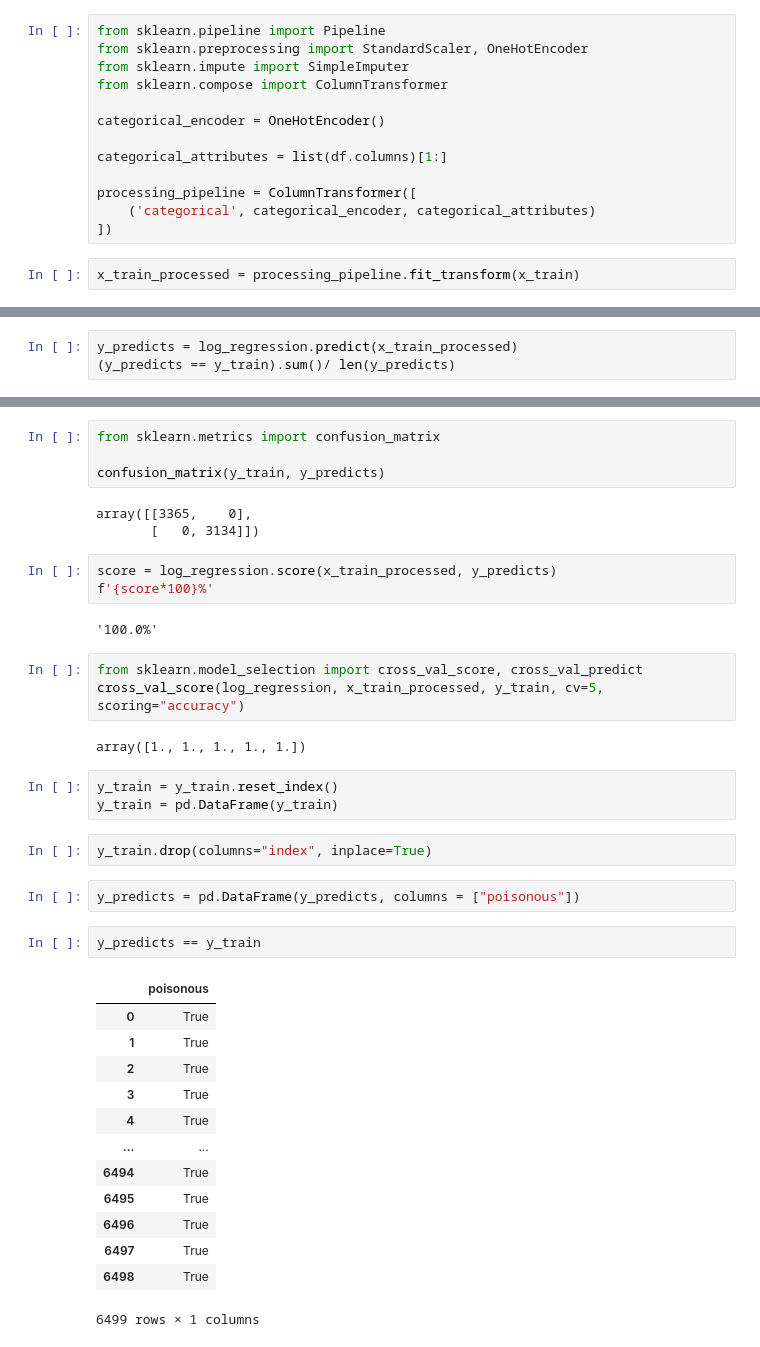
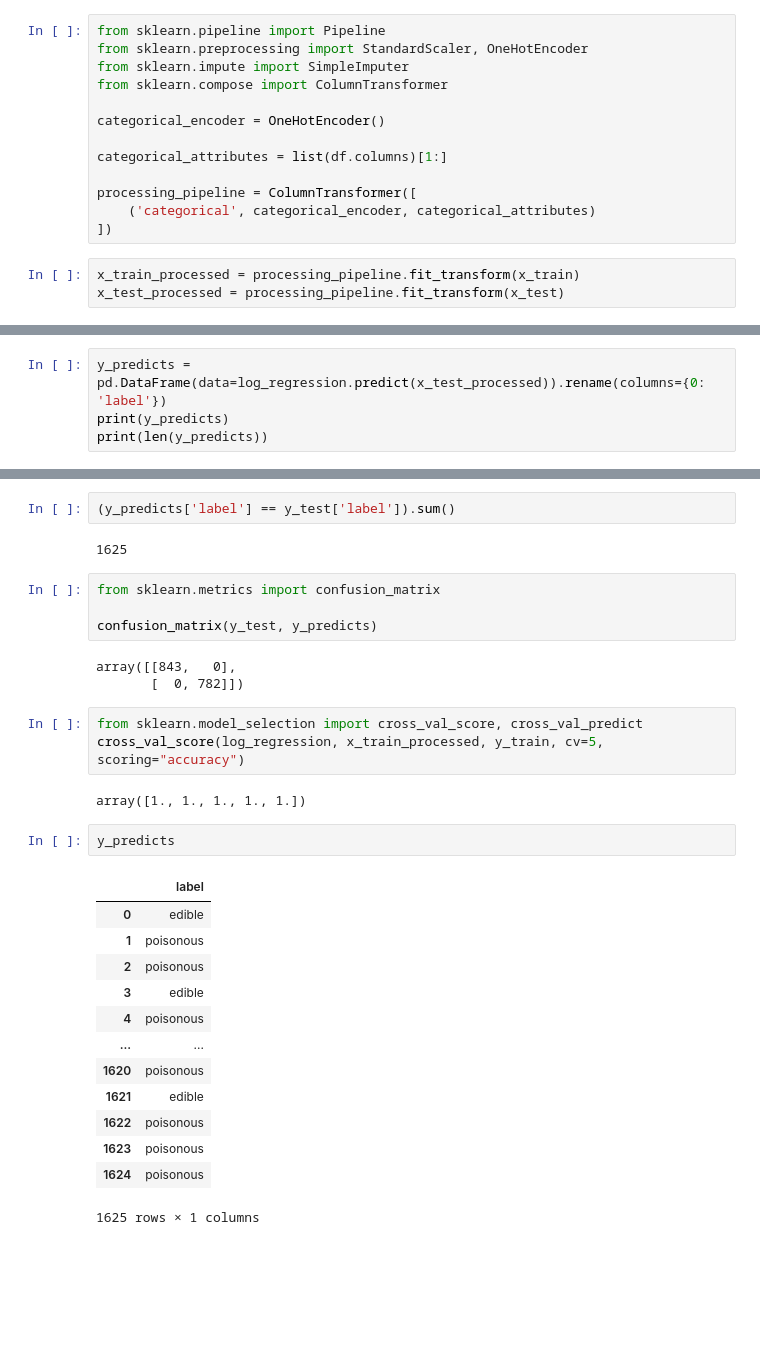
Before and after one commit to Bartlomiej-Kachniarz/Portfolio, a Jupyter notebook: machine_learning/mushrooms_dataset/mushrooms.ipynb, the cells around one changed output, grey strips where cells are left out. Saved outputs shown, nothing was run; the diff lists cells and outputs as text; blank space fills up the shorter version.

```diff
--- a/machine_learning/mushrooms_dataset/mushrooms.ipynb
+++ b/machine_learning/mushrooms_dataset/mushrooms.ipynb
@@ -191,3 +225,4 @@ processing_pipeline = ColumnTransformer([
 ])
 # %%
 x_train_processed = processing_pipeline.fit_transform(x_train)
+x_test_processed = processing_pipeline.fit_transform(x_test)
@@ -203,4 +253,5 @@ LogisticRegression()
 # %%
-y_predicts = log_regression.predict(x_train_processed)
-(y_predicts == y_train).sum()/ len(y_predicts)
+y_predicts = pd.DataFrame(data=log_regression.predict(x_test_processed)).rename(columns={0: 'label'})
+print(y_predicts)
+print(len(y_predicts))
 # %% [output]
@@ -208,40 +308,32 @@ y_predicts = log_regression.predict(x_train_processed)
+# %%
+(y_predicts['label'] == y_test['label']).sum()
+# %% [output]
+1625
 # %%
 from sklearn.metrics import confusion_matrix
 
-confusion_matrix(y_train, y_predicts)
+confusion_matrix(y_test, y_predicts)
 # %% [output]
-array([[3365,    0],
-       [   0, 3134]])
+array([[843,   0],
+       [  0, 782]])
-# %%
-score = log_regression.score(x_train_processed, y_predicts)
-f'{score*100}%'
-# %% [output]
-'100.0%'
 # %%
 from sklearn.model_selection import cross_val_score, cross_val_predict
 cross_val_score(log_regression, x_train_processed, y_train, cv=5, scoring="accuracy")
 # %% [output]
 array([1., 1., 1., 1., 1.])
-# %%
-y_train = y_train.reset_index()
-y_train = pd.DataFrame(y_train)
-# %%
-y_train.drop(columns="index", inplace=True)
-# %%
-y_predicts = pd.DataFrame(y_predicts, columns = ["poisonous"])
 # %%
-y_predicts == y_train
+y_predicts
 # %% [output]
-|  | poisonous |
-| 0 | True |
-| 1 | True |
-| 2 | True |
-| 3 | True |
-| 4 | True |
+|  | label |
+| 0 | edible |
+| 1 | poisonous |
+| 2 | poisonous |
+| 3 | edible |
+| 4 | poisonous |
 | ... | ... |
-| 6494 | True |
-| 6495 | True |
-| 6496 | True |
-| 6497 | True |
-| 6498 | True |
+| 1620 | poisonous |
+| 1621 | edible |
+| 1622 | poisonous |
+| 1623 | poisonous |
+| 1624 | poisonous |
-6499 rows × 1 columns
+1625 rows × 1 columns
```
Also changed, not shown: parts of 18 cells of this notebook, 34 other files.
